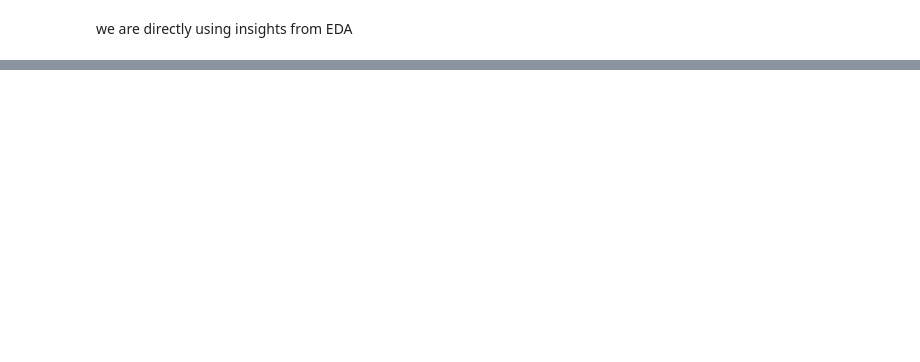
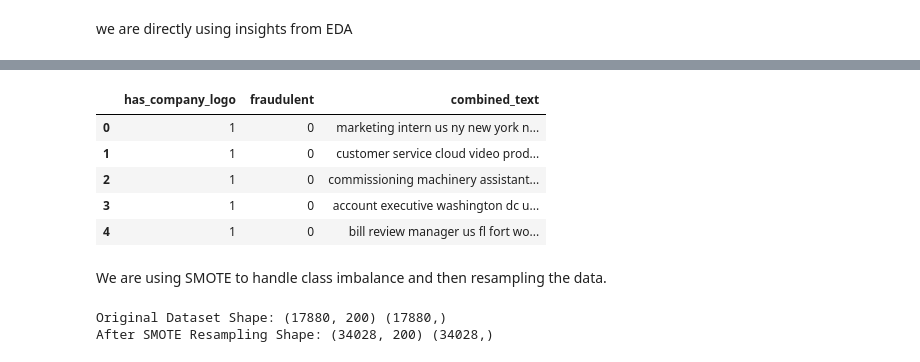
Before and after one commit to hiteshjha24/Fake-internship-and-Scam-job-detection, a Jupyter notebook: model_training.ipynb, the cells around one changed output, grey strips where cells are left out. Cells and saved outputs as stored; diff of their text form; code cells hidden in the pictures; blank space fills up the shorter version.

```diff
--- a/model_training.ipynb
+++ b/model_training.ipynb
@@ -18,0 +139,20 @@ ModuleNotFoundError: No module named 'imblearn'
+# %%
+def clean_text(text):
+    text = re.sub(r'http\S+|www\S+', '', text)
+    text = re.sub(r'[^a-zA-Z\s]', '', text)
+    text = text.lower().strip()
+    return text
+# %%
+df['combined_text'] = df['combined_text'].apply(clean_text)
+# %%
+le = LabelEncoder()
+df['fraudulent'] = le.fit_transform(df['fraudulent'])
+# %%
+df.head()
+# %% [output]
+|  | has_company_logo | fraudulent | combined_text |
+| 0 | 1 | 0 | marketing intern us ny new york n... |
+| 1 | 1 | 0 | customer service cloud video prod... |
+| 2 | 1 | 0 | commissioning machinery assistant... |
+| 3 | 1 | 0 | account executive washington dc u... |
+| 4 | 1 | 0 | bill review manager us fl fort wo... |
@@ -18,0 +170,2 @@ ModuleNotFoundError: No module named 'imblearn'
+# %% [markdown]
+We are using SMOTE to handle class imbalance and then resampling the data.
@@ -18,0 +175,6 @@ ModuleNotFoundError: No module named 'imblearn'
+# %%
+print("Original Dataset Shape:", X.shape, y.shape)
+print("After SMOTE Resampling Shape:", X_resampled.shape, y_resampled.shape)
+# %% [output]
+Original Dataset Shape: (17880, 200) (17880,)
+After SMOTE Resampling Shape: (34028, 200) (34028,)
```
Also changed, not shown: parts of 24 cells of this notebook, 2 other files.
